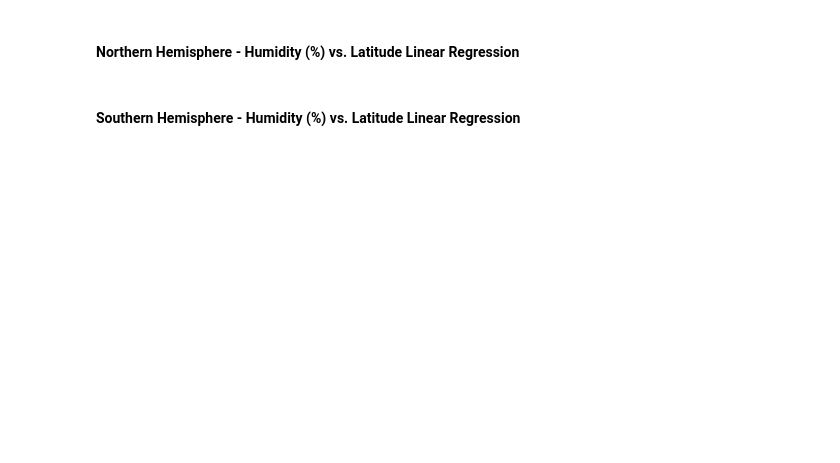
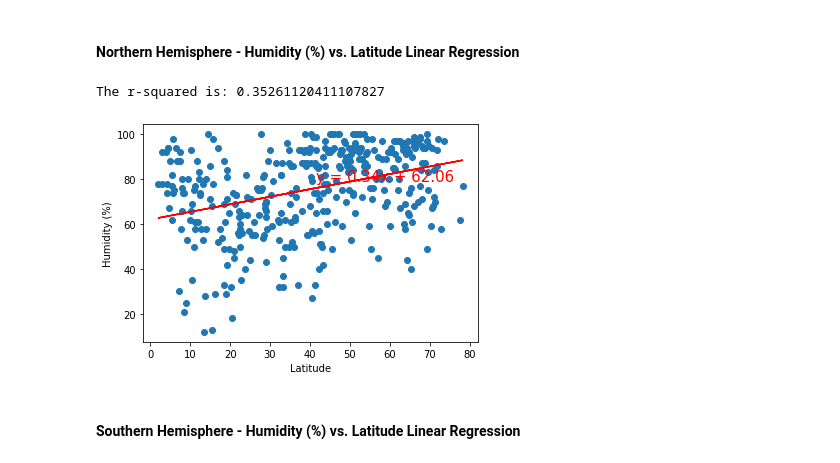
Before and after one commit to Davis1776/2020-01-python-api-challenge, a Jupyter notebook: WeatherPy/WeatherPyMRD.ipynb, the cells around one changed output. Drawn from its saved outputs; the diff is of its cells as text; code cells hidden in the pictures; blank space fills up the shorter version.

```diff
--- a/WeatherPy/WeatherPyMRD.ipynb
+++ b/WeatherPy/WeatherPyMRD.ipynb
@@ -253,4 +303,12 @@ plt.show()
 # %% [markdown]
 ####  Northern Hemisphere - Humidity (%) vs. Latitude Linear Regression
+# %%
+x_values = Northern_hemisphere["Latitude"]
+y_values = Northern_hemisphere["Humidity"]
+plt.ylabel("Humidity (%)")
+plt.show(linear_reg_plot(x_values,y_values))
+# %% [output]
+The r-squared is: 0.35261120411107827
+[figure, added]
 # %% [markdown]
 ####  Southern Hemisphere - Humidity (%) vs. Latitude Linear Regression
```
Also changed, not shown: parts of 17 cells of this notebook, 5 other files.
